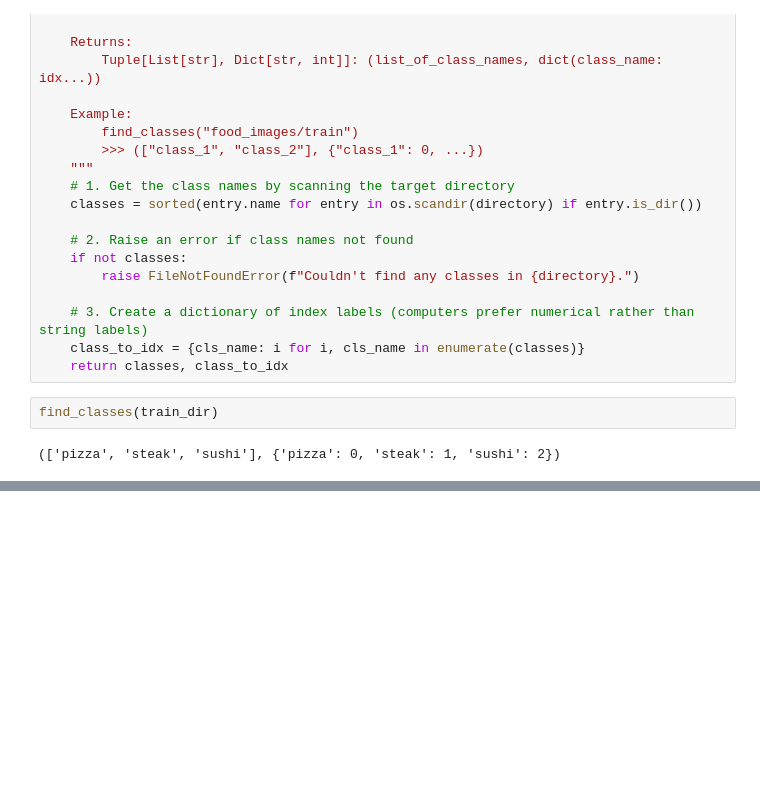
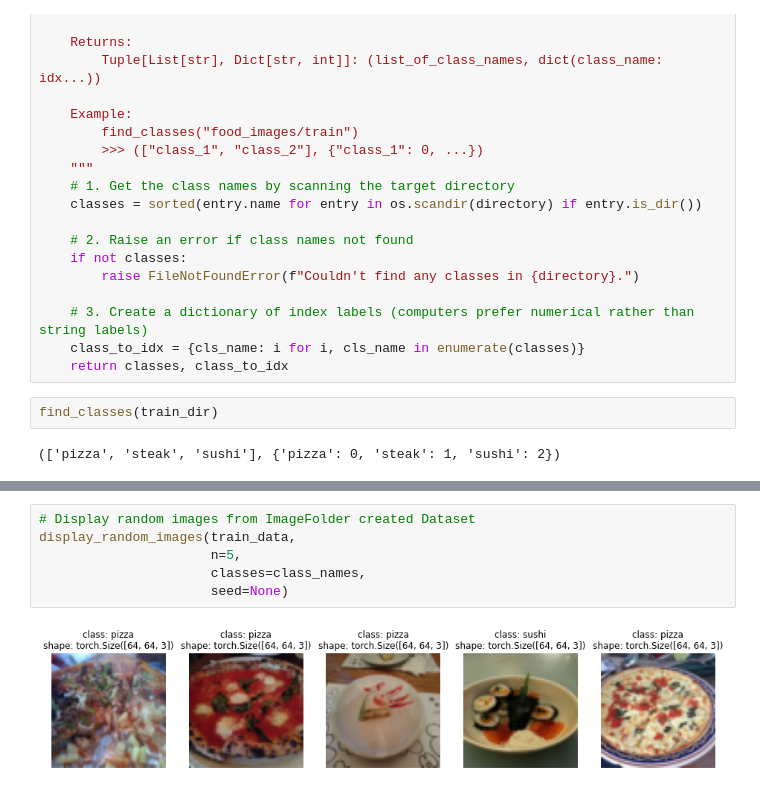
Before and after one commit to SahilCarterr/Convolution-Neural-Network-Basic-Models, a Jupyter notebook: Food101/01_Model_0_TinyVgg.ipynb, the cells around one changed output, grey strips where cells are left out. Drawn from its saved outputs; the diff is of its cells as text; blank space fills up the shorter version.

```diff
--- a/Food101/01_Model_0_TinyVgg.ipynb
+++ b/Food101/01_Model_0_TinyVgg.ipynb
@@ -330,0 +459,8 @@ find_classes(train_dir)
+# %%
+# Display random images from ImageFolder created Dataset
+display_random_images(train_data,
+                      n=5,
+                      classes=class_names,
+                      seed=None)
+# %% [output]
+[figure, added]
```
Also changed, not shown: parts of 17 cells of this notebook.
